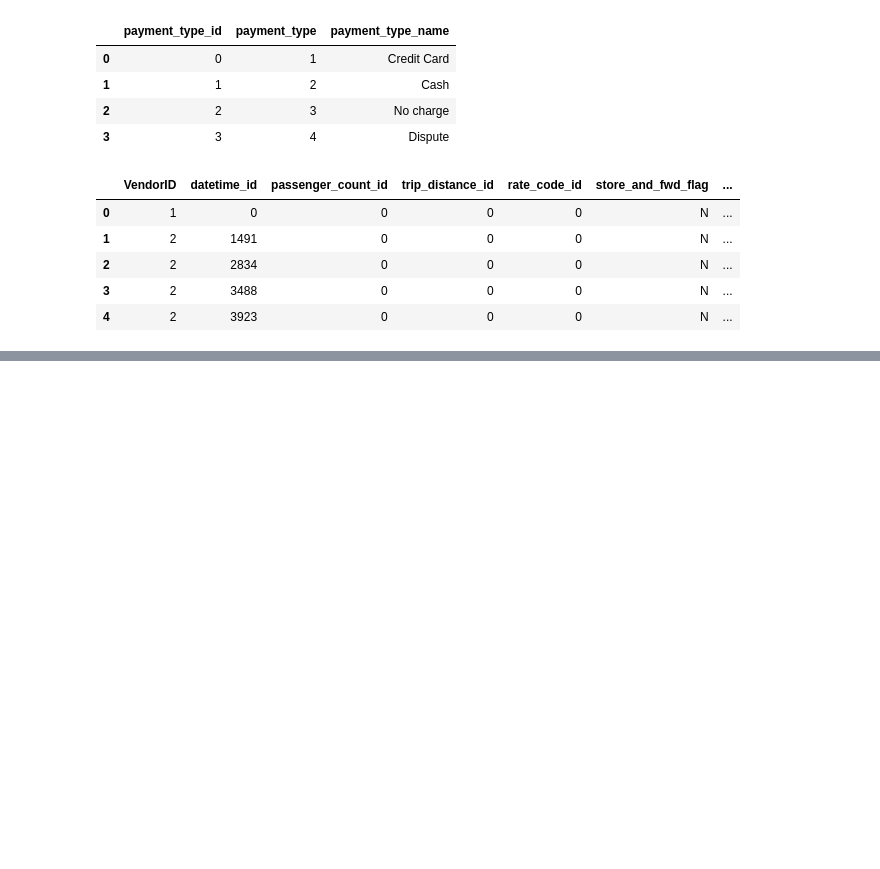
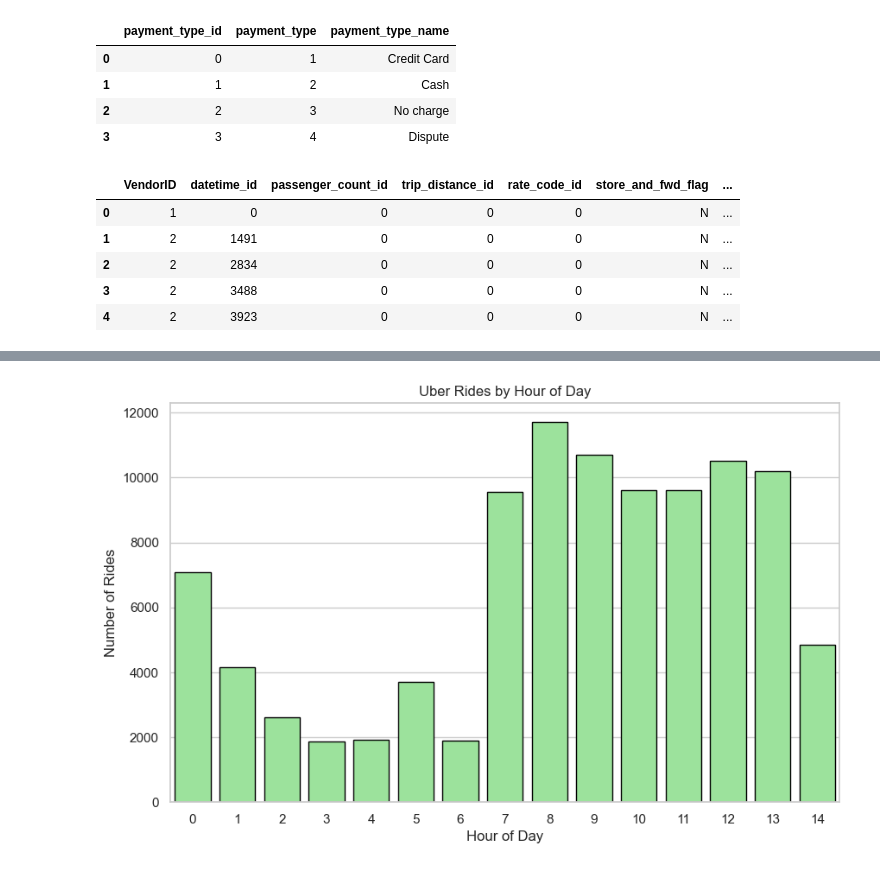
Before and after one commit to yashvisharma1204/Uber_rides-data_analysis, a Jupyter notebook: data.ipynb, the cells around one changed output, grey strips where cells are left out. Saved outputs shown, nothing was run; the diff lists cells and outputs as text; code cells hidden in the pictures; blank space fills up the shorter version.

```diff
--- a/data.ipynb
+++ b/data.ipynb
@@ -250,0 +298,11 @@ fact_table.head()
+# %%
+df['pickup_hour'] = df['tpep_pickup_datetime'].dt.hour
+
+plt.figure(figsize=(10, 6))
+sns.countplot(x='pickup_hour', data=df, color='lightgreen', edgecolor='black')
+plt.xlabel('Hour of Day')
+plt.ylabel('Number of Rides')
+plt.title('Uber Rides by Hour of Day')
+plt.show()
+# %% [output]
+[figure, added]
```
Also changed, not shown: parts of 11 cells of this notebook.
